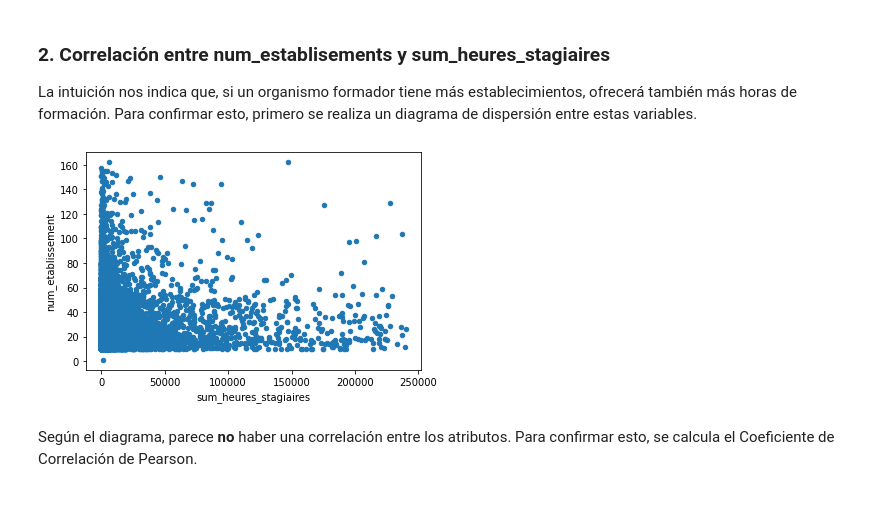
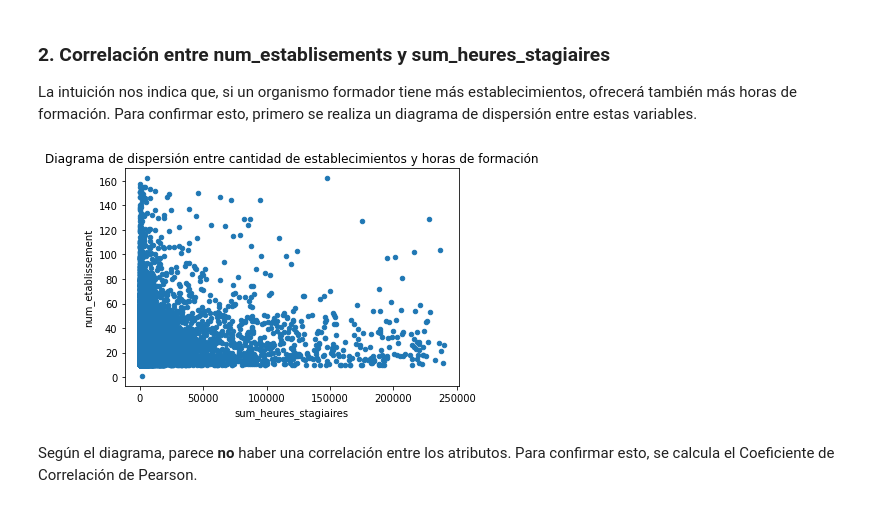
Before and after one commit to esteban062000/Big-Data-II-2021, a Jupyter notebook: tareas/tarea_1/4.EDA_tarea_1.ipynb, the cells around one changed output. Saved outputs shown, nothing was run; the diff lists cells and outputs as text; code cells hidden in the pictures.

```diff
--- a/tareas/tarea_1/4.EDA_tarea_1.ipynb
+++ b/tareas/tarea_1/4.EDA_tarea_1.ipynb
@@ -124,9 +131,9 @@ Según la información del sitio web oficial de los datos, las 5 especialidades
 
 La intuición nos indica que, si un organismo formador tiene más establecimientos, ofrecerá también más horas de formación. Para confirmar esto, primero se realiza un diagrama de dispersión entre estas variables.
 # %%
-data.plot.scatter(y = 'num_etablissement', x = 'sum_heures_stagiaires');
+data.plot.scatter(y = 'num_etablissement', x = 'sum_heures_stagiaires', title = "Diagrama de dispersión entre cantidad de establecimientos y horas de formación");
 # %% [output]
-[figure, old version]
+[figure, new version]
 # %% [markdown]
 Según el diagrama, parece **no** haber una correlación entre los atributos. Para confirmar esto, se calcula el Coeficiente de Correlación de Pearson.
 # %%
```
Also changed, not shown: parts of 6 cells of this notebook.
